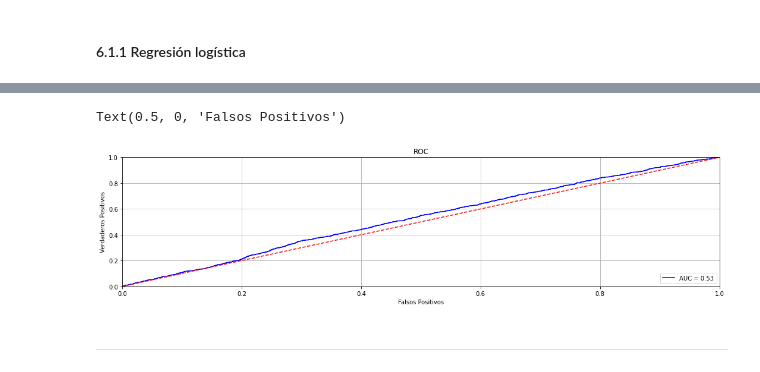
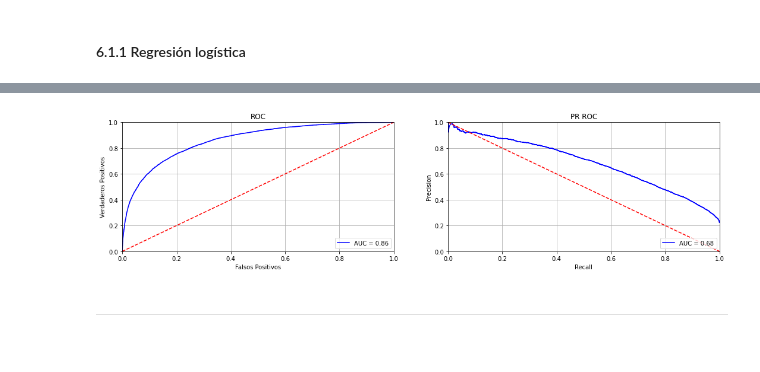
Before and after one commit to AriSalassa/analisis-de-datos, a Jupyter notebook: clase8_tpintegrador/TP Integrador Análisis de datos.ipynb, the cells around one changed output, grey strips where cells are left out. Drawn from its saved outputs; the diff is of its cells as text; code cells hidden in the pictures.

Commit message:
Últimos avances. Fix sobre predicciones de test

```diff
--- a/clase8_tpintegrador/TP Integrador Análisis de datos.ipynb
+++ b/clase8_tpintegrador/TP Integrador Análisis de datos.ipynb
@@ -429,10 +476,10 @@ Index(['Date', 'Location', 'MinTemp', 'MaxTemp', 'Rainfall', 'Evaporation',
       dtype='object')
 # %%
-train_proportion = 0.9
+train_proportion = 0.8
 #val_proportion = 0.1
-test_propportion = 0.1
+test_propportion = 0.2
 
-X_train, X_test, y_train, y_test = train_test_split(X, Y, train_size=train_proportion, test_size=test_propportion)
+X_train, X_test, y_train, y_test = train_test_split(X, Y, train_size=train_proportion, test_size=test_propportion, stratify=Y)
 #X_train, X_test, y_train, y_test = train_test_split(X, Y, train_size=train_proportion, test_size=val_proportion+test_propportion)
 #X_val, X_test, y_val, y_test = train_test_split(X_test, y_test, train_size=val_proportion/(val_proportion+test_propportion), test_size=test_propportion/(val_proportion+test_propportion))
 # %%
@@ -797,11 +876,12 @@ X_test['Lat'], X_test['Lon'] = transformer.decompose_location_in_geolocations(X_
 # %%
 # Imputación
-X_test[x_num_cols] = imputer.fill_missing_numerical_mice(X_train[x_num_cols], max_iter=50)
+X_test[x_num_cols] = imputer.fill_missing_numerical_mice(X_test[x_num_cols], max_iter=50)
 # %%
 # Redondeo variable de dos clases
 X_test['RainToday'] = X_test['RainToday'].round().astype(int)
 # %%
 # Medias sintéticas
-for col in ['Temp', 'Pressure', 'Humidity', 'WindSpeed', 'Cloud']:
+columns_mean = ['Temp', 'Pressure', 'Humidity', 'WindSpeed', 'Cloud'] if approach == 1 else ['Temp', 'Pressure', 'Humidity', 'WindSpeed']
+for col in columns_mean:
     mean = (X_test[col+'9am'] + X_test[col+'3pm'])/2
     X_test[col+'Mean'] = mean
@@ -837,5 +925,6 @@ categorical_1 = ['RainToday']
 categorical_ohe = ['Month']
 # %%
 num_list = list(set(aux_list) - set(undesired) - set(categorical_1) - set(categorical_ohe))
+num_list.sort()
 num_list
 # %% [output]
@@ -978,23 +1076,39 @@ Mean accuracy: 69.85
 # %%
 y_pred_LR = modelLR.predict_proba(X_test[num_list + categorical_ohe + categorical_1])
 
 preds_LR = y_pred_LR[:,1]
+
 fpr, tpr, threshold = roc_curve(y_test, preds_LR)
 roc_auc_LR = auc(fpr, tpr)
 
-fig,axes = plt.subplots(1,1,figsize=(18,4))
-axes.grid()
-axes.set_title('ROC')
-axes.plot(fpr, tpr, 'b', label = 'AUC = %0.2f' % roc_auc_LR)
-axes.legend(loc = 'lower right')
-axes.plot([0, 1], [0, 1],'r--')
-axes.set_xlim([0, 1])
-axes.set_ylim([0, 1])
-axes.set_ylabel('Verdaderos Positivos')
-axes.set_xlabel('Falsos Positivos')
+pr_pre, pr_recc, threshold = precision_recall_curve(y_test, preds_LR)
+pr_roc_auc_LR = auc(pr_recc, pr_pre)
+
+fig, axes = plt.subplots(1,2,figsize=(18,4))
+
+axes[0].grid()
+axes[0].set_title('ROC')
+axes[0].plot(fpr, tpr, 'b', label = 'AUC = %0.2f' % roc_auc_LR)
+axes[0].legend(loc = 'lower right')
+axes[0].plot([0, 1], [0, 1],'r--')
+axes[0].set_xlim([0, 1])
+axes[0].set_ylim([0, 1])
+axes[0].set_ylabel('Verdaderos Positivos')
+axes[0].set_xlabel('Falsos Positivos')
+
+axes[1].grid()
+axes[1].set_title('PR ROC')
+axes[1].plot(pr_recc, pr_pre, 'b', label = 'AUC = %0.2f' % pr_roc_auc_LR)
+axes[1].legend(loc = 'lower right')
+axes[1].plot([0, 1], [1, 0],'r--')
+axes[1].set_xlim([0, 1])
+axes[1].set_ylim([0, 1])
+axes[1].set_ylabel('Precision')
+axes[1].set_xlabel('Recall')
+
+fig.show()
 # %% [output]
-Text(0.5, 0, 'Falsos Positivos')
-[figure, old version]
+[figure, new version]
 # %% [markdown]
 ___
 # %%
```
Also changed, not shown: parts of 86 cells of this notebook, 1 other file.
